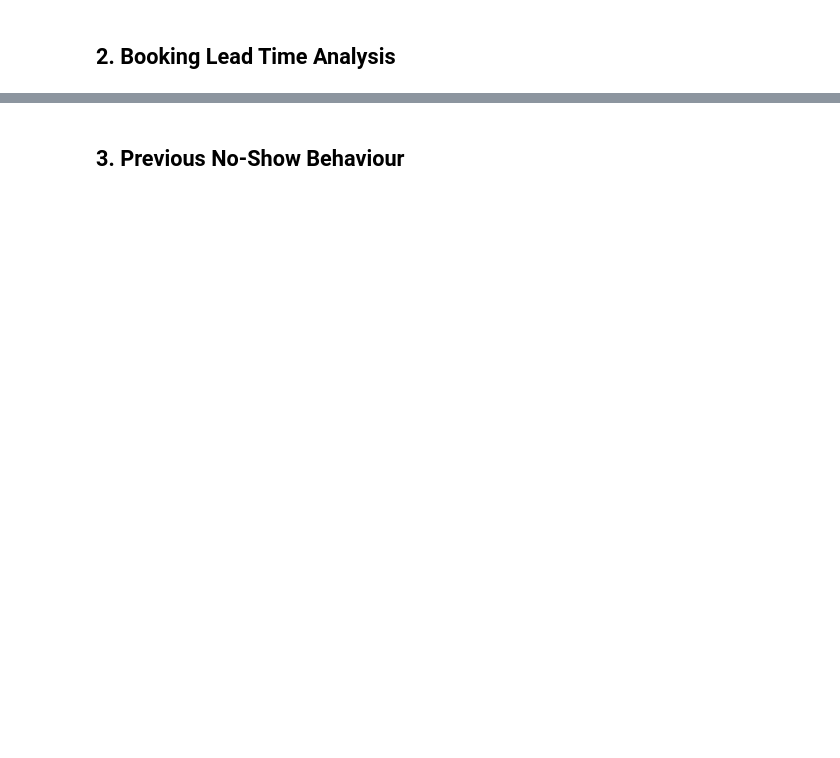
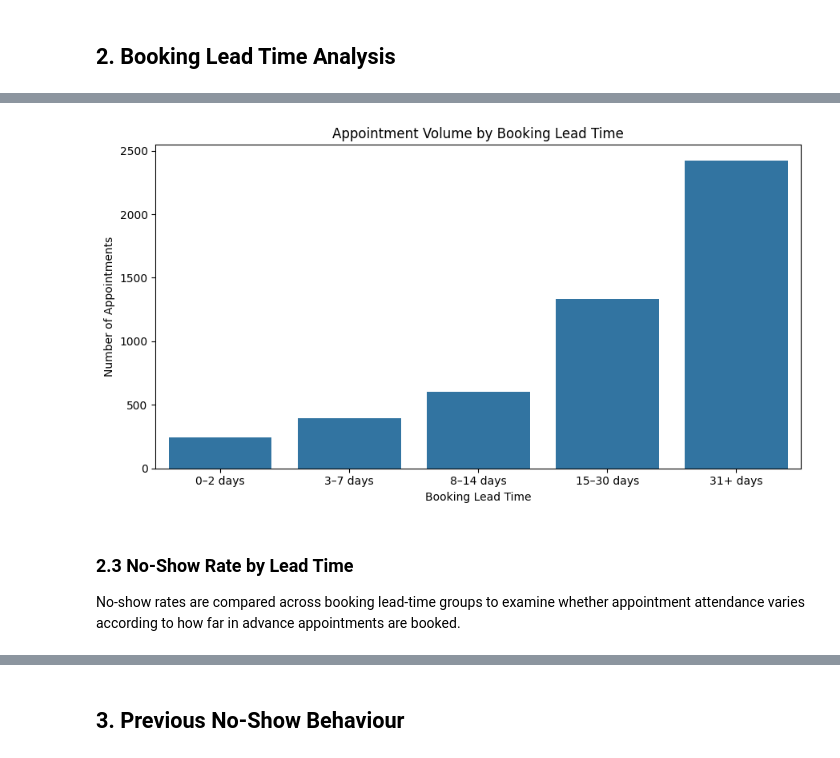
Before and after one commit to JhayceeCodes/HealthConnectDataAnalysis, a Jupyter notebook: healthconnect_advanced_analysis.ipynb, the cells around one changed output, grey strips where cells are left out. Drawn from its saved outputs; the diff is of its cells as text; code cells hidden in the pictures; blank space fills up the shorter version.

Commit message:
feat: update advanced analysis notebook

```diff
--- a/healthconnect_advanced_analysis.ipynb
+++ b/healthconnect_advanced_analysis.ipynb
@@ -65,0 +105,20 @@ memory usage: 713.0+ KB
+# %%
+plt.figure(figsize=(9, 5))
+
+sns.countplot(
+    data=df,
+    x="booking_lead_group",
+    order=lead_time_labels
+)
+
+plt.title("Appointment Volume by Booking Lead Time")
+plt.xlabel("Booking Lead Time")
+plt.ylabel("Number of Appointments")
+plt.tight_layout()
+plt.show()
+# %% [output]
+[figure, added]
+# %% [markdown]
+### 2.3 No-Show Rate by Lead Time
+
+No-show rates are compared across booking lead-time groups to examine whether appointment attendance varies according to how far in advance appointments are booked.
```
Also changed, not shown: parts of 183 cells of this notebook.
